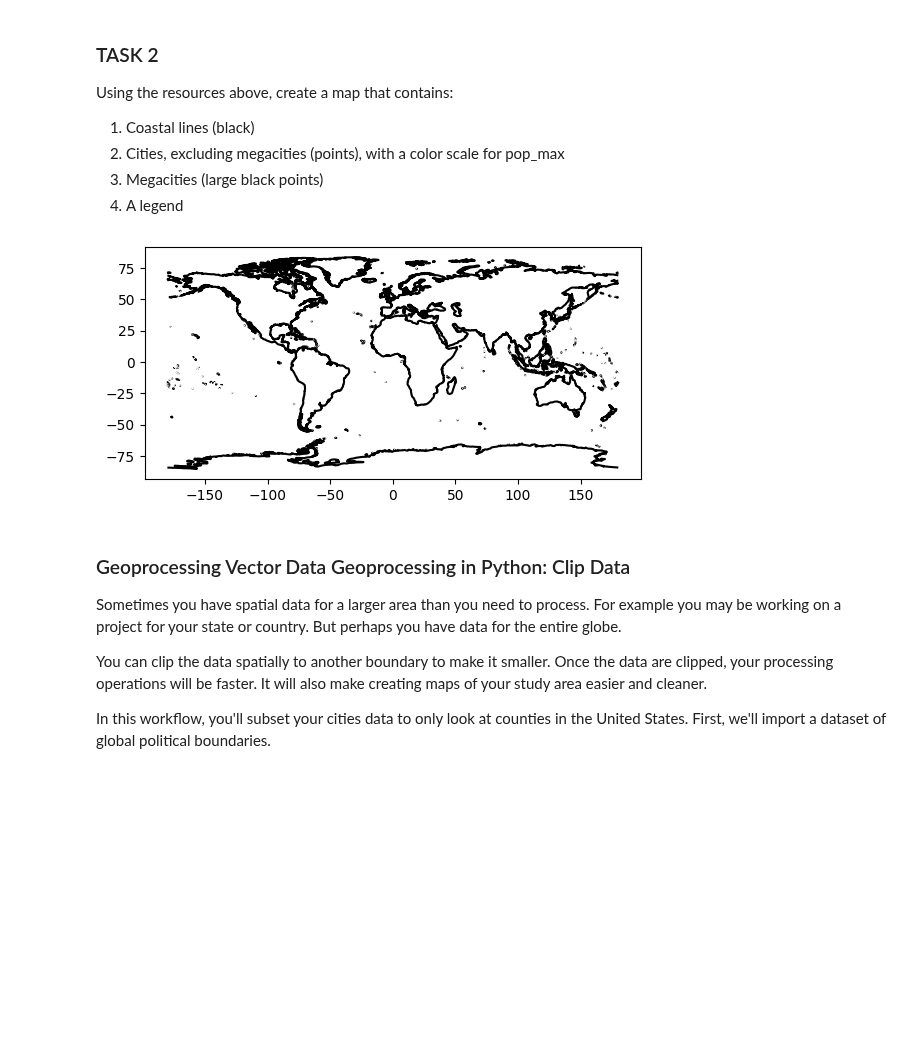
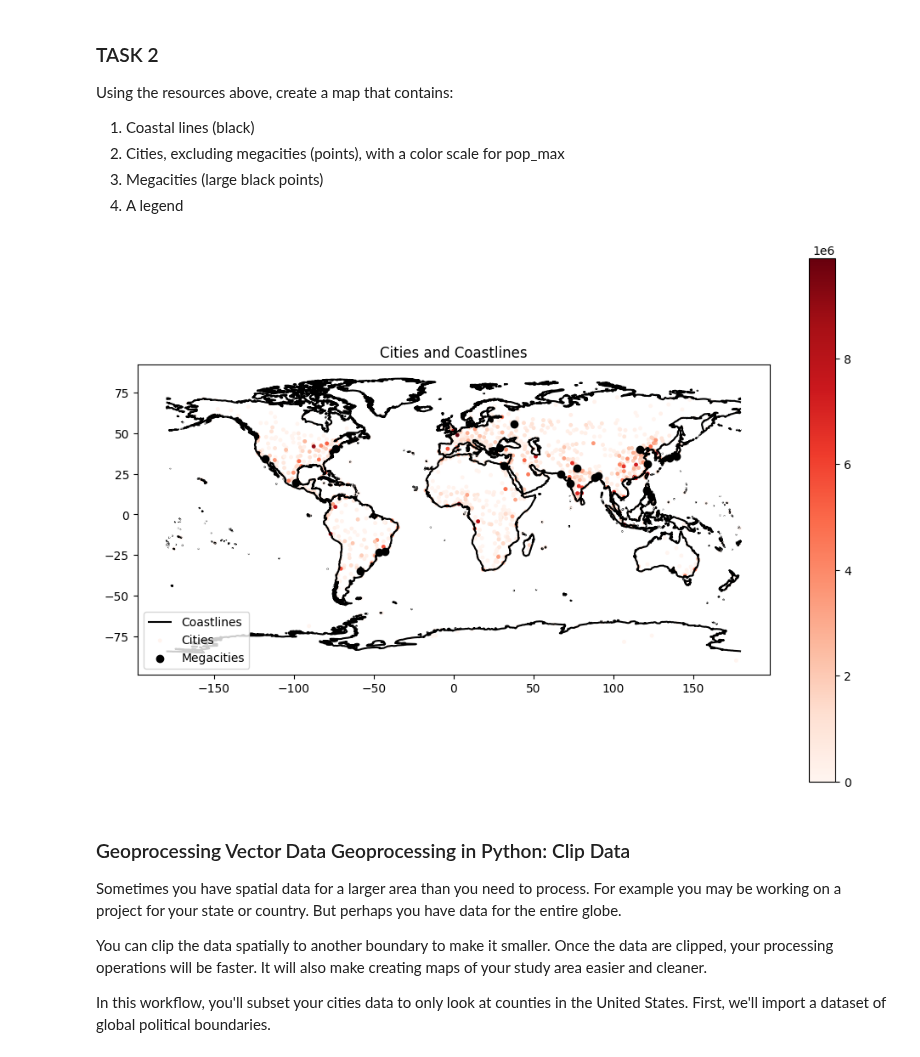
Before and after one commit to LizCarter492/EnvDatSci, a Jupyter notebook: CodeSprints/VectorData101.ipynb, the cells around one changed output. Cells and saved outputs as stored; diff of their text form; code cells hidden in the pictures; blank space fills up the shorter version.

```diff
--- a/CodeSprints/VectorData101.ipynb
+++ b/CodeSprints/VectorData101.ipynb
@@ -355,14 +348,28 @@ Using the resources above, create a map that contains:
 2. Cities, excluding megacities (points), with a color scale for pop_max
 3. Megacities (large black points)
 3. A legend
-# %%
-# Format and plot your results from task 2
-# hint:
-coastlines.plot(color = "black")
-plt.show()
-?cities.plot
-# %% [output]
-[figure, removed]
+# %%
+# Format and plot your results from task 2
+# hint:
+f, ax1 = plt.subplots(figsize=(12, 8))
+coastlines.plot(ax=ax1,
+                color="black",
+                label="Coastlines")
+
+cities_ex_megacities = cities[cities.pop_max < 10000000]
+cities_ex_megacities.plot(ax=ax1, column='pop_max', cmap='Reds', legend=True, markersize=6, label="Cities")
+
+megacities = cities[cities.pop_max >= 10000000]
+megacities.plot(ax=ax1,
+                color="black",
+                label="Megacities")
+
+ax1.set_title("Cities and Coastlines")
+ax1.legend()
+
+plt.show()
+# %% [output]
+[figure, added]
 # %% [markdown]
 ### Geoprocessing Vector Data Geoprocessing in Python: Clip Data
 Sometimes you have spatial data for a larger area than you need to process. For example you may be working on a project for your state or country. But perhaps you have data for the entire globe.
```
Also changed, not shown: parts of 11 cells of this notebook.
